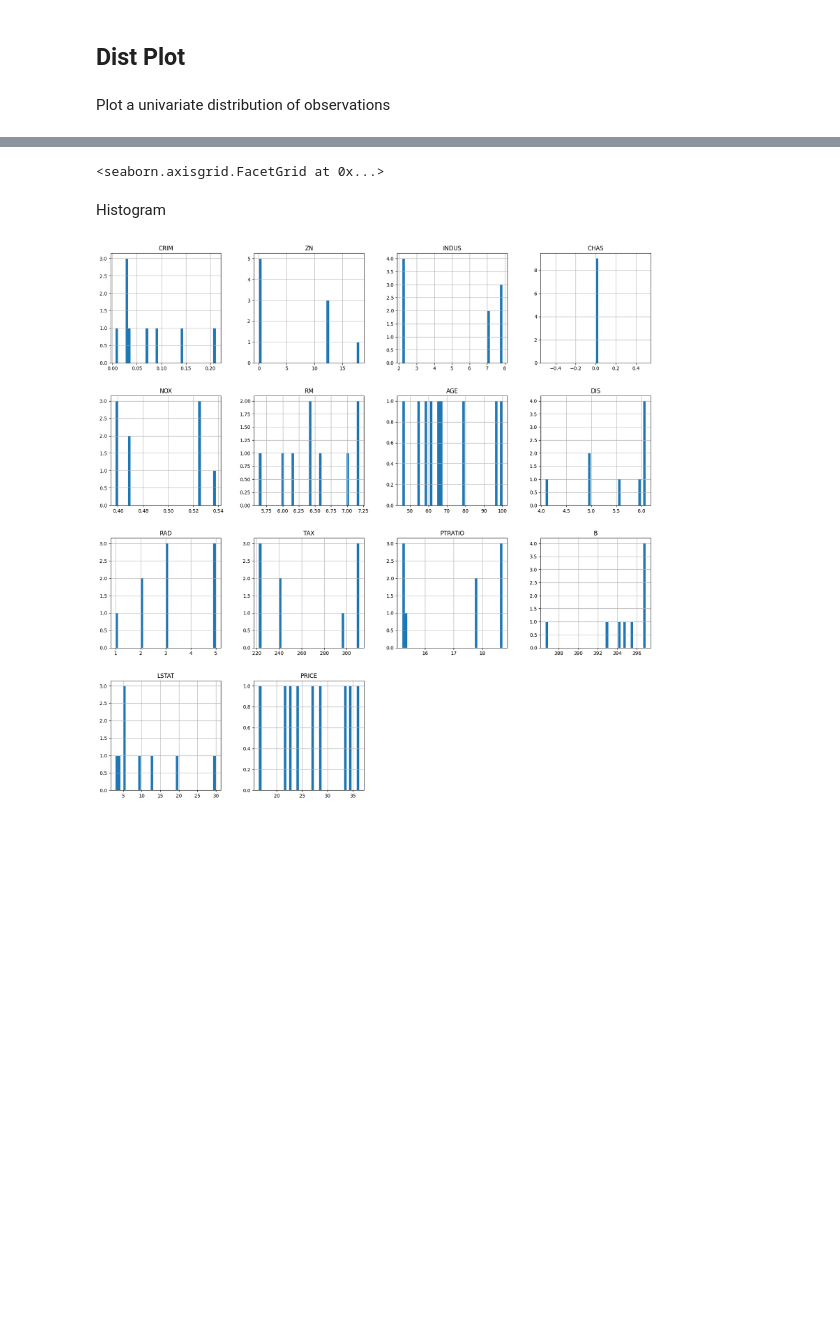
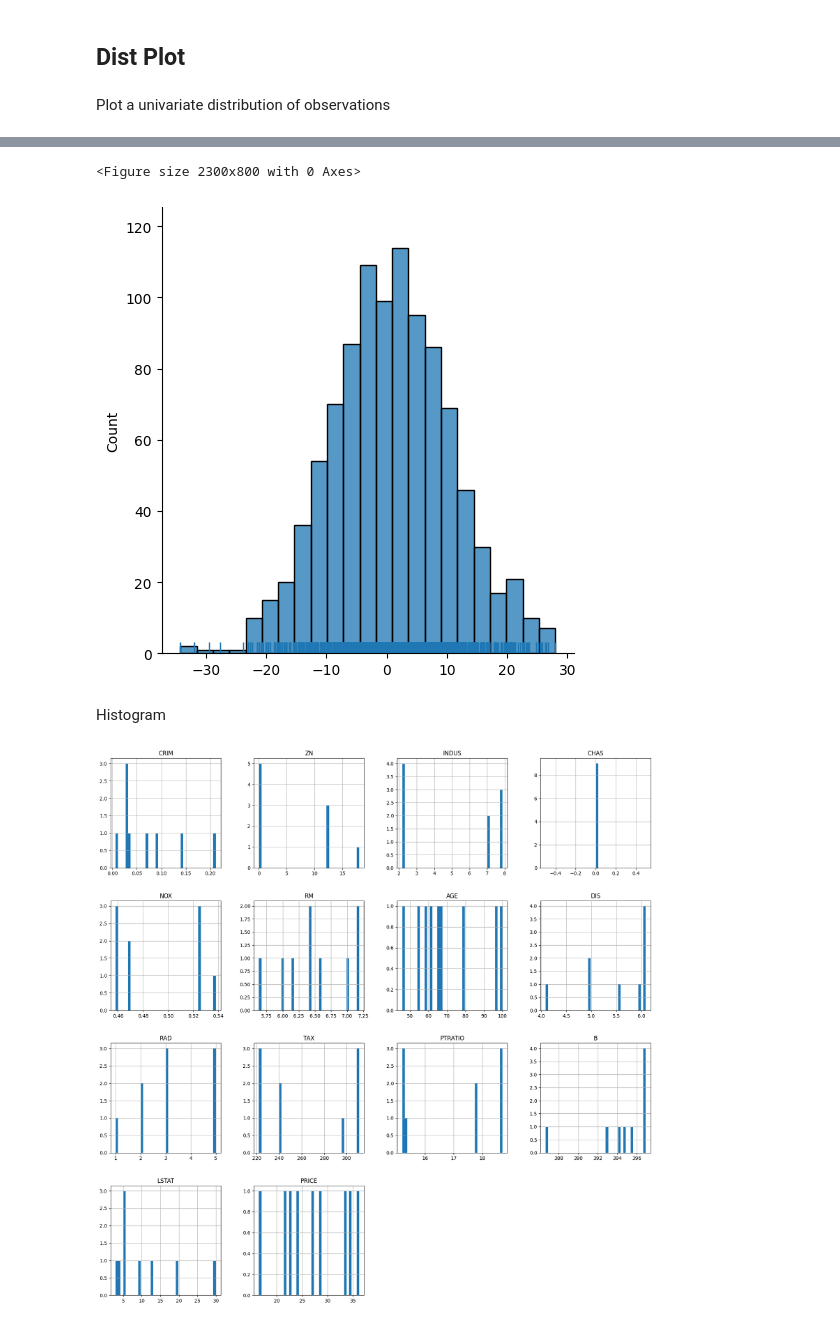
Before and after one commit to dayanandv/Data-Science, a Jupyter notebook: Visualization.ipynb, the cells around one changed output, grey strips where cells are left out. Drawn from its saved outputs; the diff is of its cells as text; code cells hidden in the pictures; blank space fills up the shorter version.

```diff
--- a/Visualization.ipynb
+++ b/Visualization.ipynb
@@ -452,7 +451,10 @@ plt.show()
 # %%
+plt.figure(figsize=(23,8))
 sns.displot(num,kde=False, rug=True) # Histogram with Rugplot
+plt.show()
 # %% [output]
-<seaborn.axisgrid.FacetGrid at 0x...>
+<Figure size 2300x800 with 0 Axes>
+[figure, added]
 # %% [markdown]
 Histogram
 # %%
```
Also changed, not shown: parts of 8 cells of this notebook.
